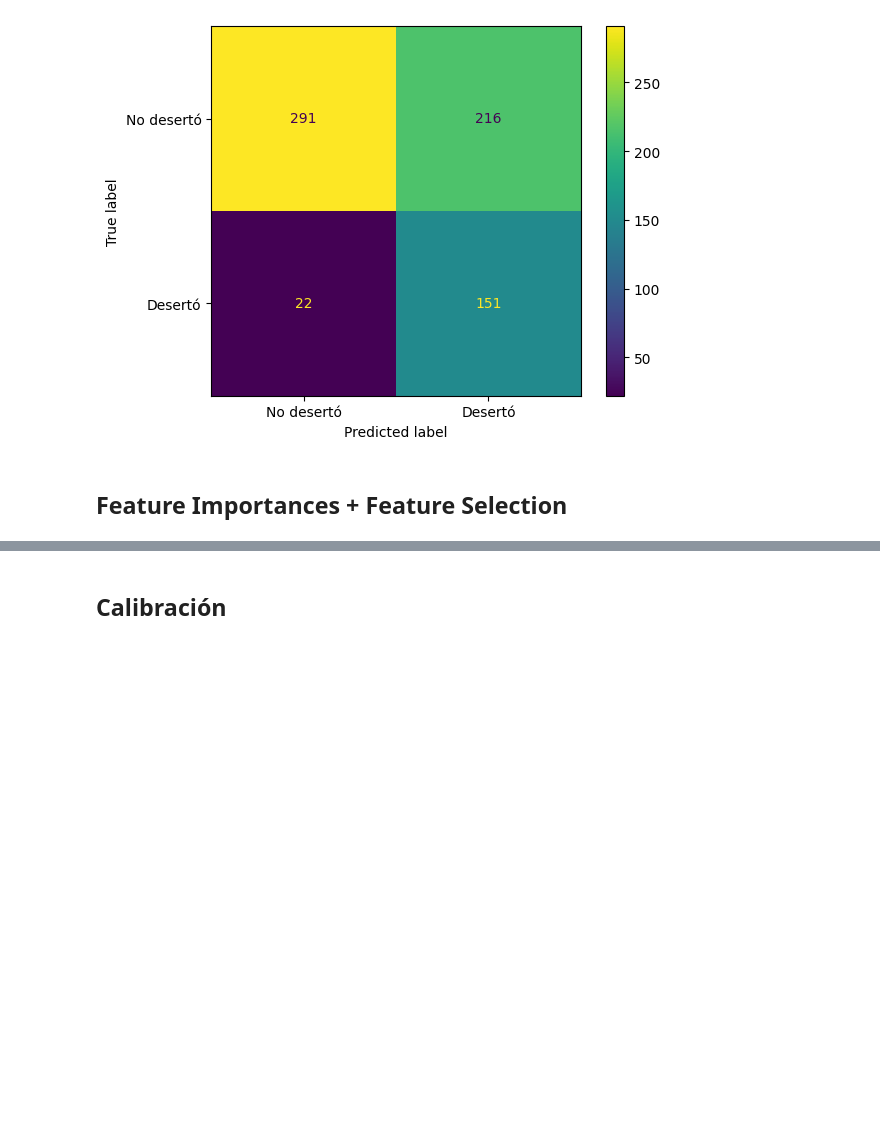
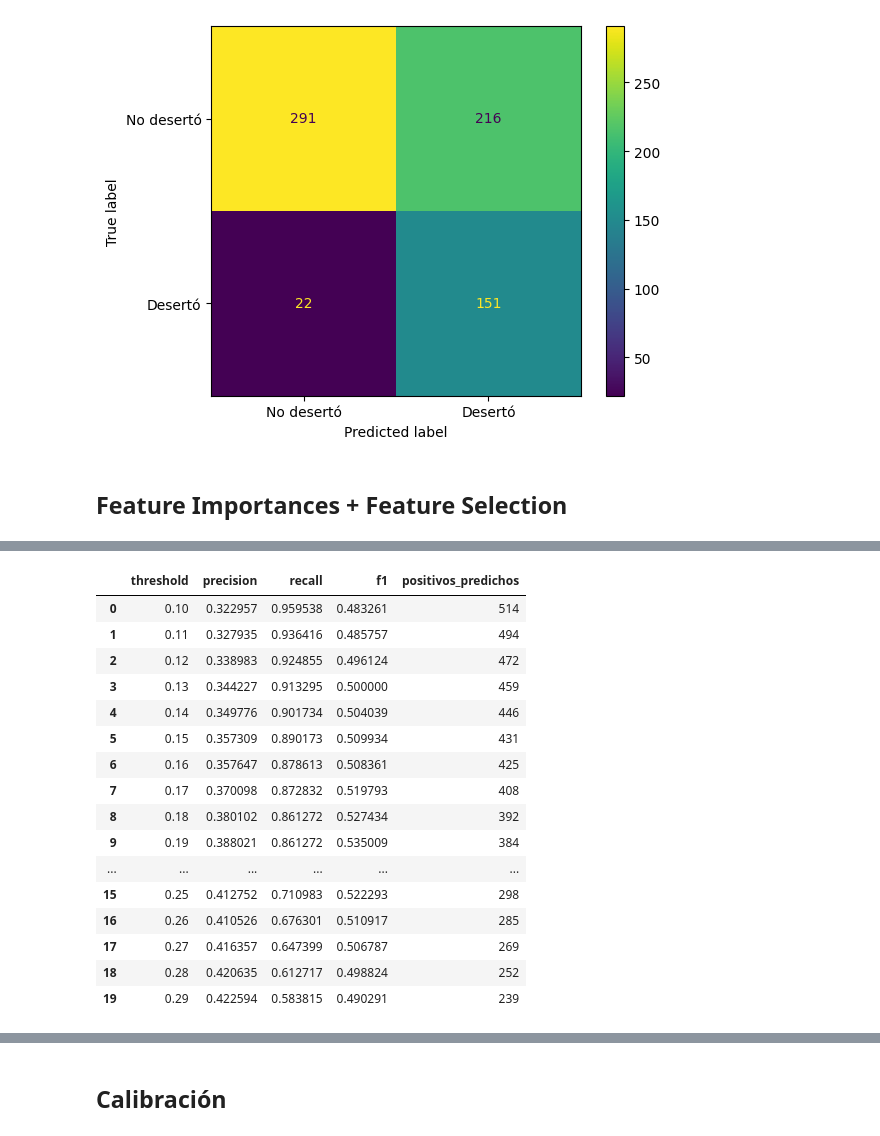
Before and after one commit to GuilleLondero/churn_insight_hackathon, a Jupyter notebook: data_science/notebooks/optimizacion_modelos.ipynb, the cells around one changed output, grey strips where cells are left out. Saved outputs shown, nothing was run; the diff lists cells and outputs as text; code cells hidden in the pictures; blank space fills up the shorter version.

```diff
--- a/data_science/notebooks/optimizacion_modelos.ipynb
+++ b/data_science/notebooks/optimizacion_modelos.ipynb
@@ -1592,0 +1676,2 @@ plt.show()
+# %%
+X_selected_features = df_codificado[xgb_sbc_features]
@@ -1592,0 +1687,3 @@ plt.show()
+# %%
+X_temp, X_test, y_temp, y_test = train_test_split(X_selected_features, y, stratify=y, test_size=0.2, random_state=82)
+X_train, X_val, y_train, y_val = train_test_split(X_temp, y_temp, stratify=y_temp, test_size=0.2, random_state=82)
@@ -1592,0 +1706,38 @@ plt.show()
+# %%
+y_proba = xgb_sbc.predict_proba(X_val)[:, 1]
+
+thresholds = np.arange(0.1, 0.3, 0.01)
+
+rows = []
+
+for t in thresholds:
+    y_pred = (y_proba >= t).astype(int)
+
+    rows.append({
+        "threshold": t,
+        "precision": precision_score(y_val, y_pred, zero_division=0),
+        "recall": recall_score(y_val, y_pred),
+        "f1": f1_score(y_val, y_pred),
+        "positivos_predichos": y_pred.sum()
+    })
+
+df_thresholds = pd.DataFrame(rows)
+df_thresholds
+# %% [output]
+|  | threshold | precision | recall | f1 | positivos_predichos |
+| 0 | 0.10 | 0.322957 | 0.959538 | 0.483261 | 514 |
+| 1 | 0.11 | 0.327935 | 0.936416 | 0.485757 | 494 |
+| 2 | 0.12 | 0.338983 | 0.924855 | 0.496124 | 472 |
+| 3 | 0.13 | 0.344227 | 0.913295 | 0.500000 | 459 |
+| 4 | 0.14 | 0.349776 | 0.901734 | 0.504039 | 446 |
+| 5 | 0.15 | 0.357309 | 0.890173 | 0.509934 | 431 |
+| 6 | 0.16 | 0.357647 | 0.878613 | 0.508361 | 425 |
+| 7 | 0.17 | 0.370098 | 0.872832 | 0.519793 | 408 |
+| 8 | 0.18 | 0.380102 | 0.861272 | 0.527434 | 392 |
+| 9 | 0.19 | 0.388021 | 0.861272 | 0.535009 | 384 |
+| ... | ... | ... | ... | ... | ... |
+| 15 | 0.25 | 0.412752 | 0.710983 | 0.522293 | 298 |
+| 16 | 0.26 | 0.410526 | 0.676301 | 0.510917 | 285 |
+| 17 | 0.27 | 0.416357 | 0.647399 | 0.506787 | 269 |
+| 18 | 0.28 | 0.420635 | 0.612717 | 0.498824 | 252 |
+| 19 | 0.29 | 0.422594 | 0.583815 | 0.490291 | 239 |
```
Also changed, not shown: parts of 35 cells of this notebook.
